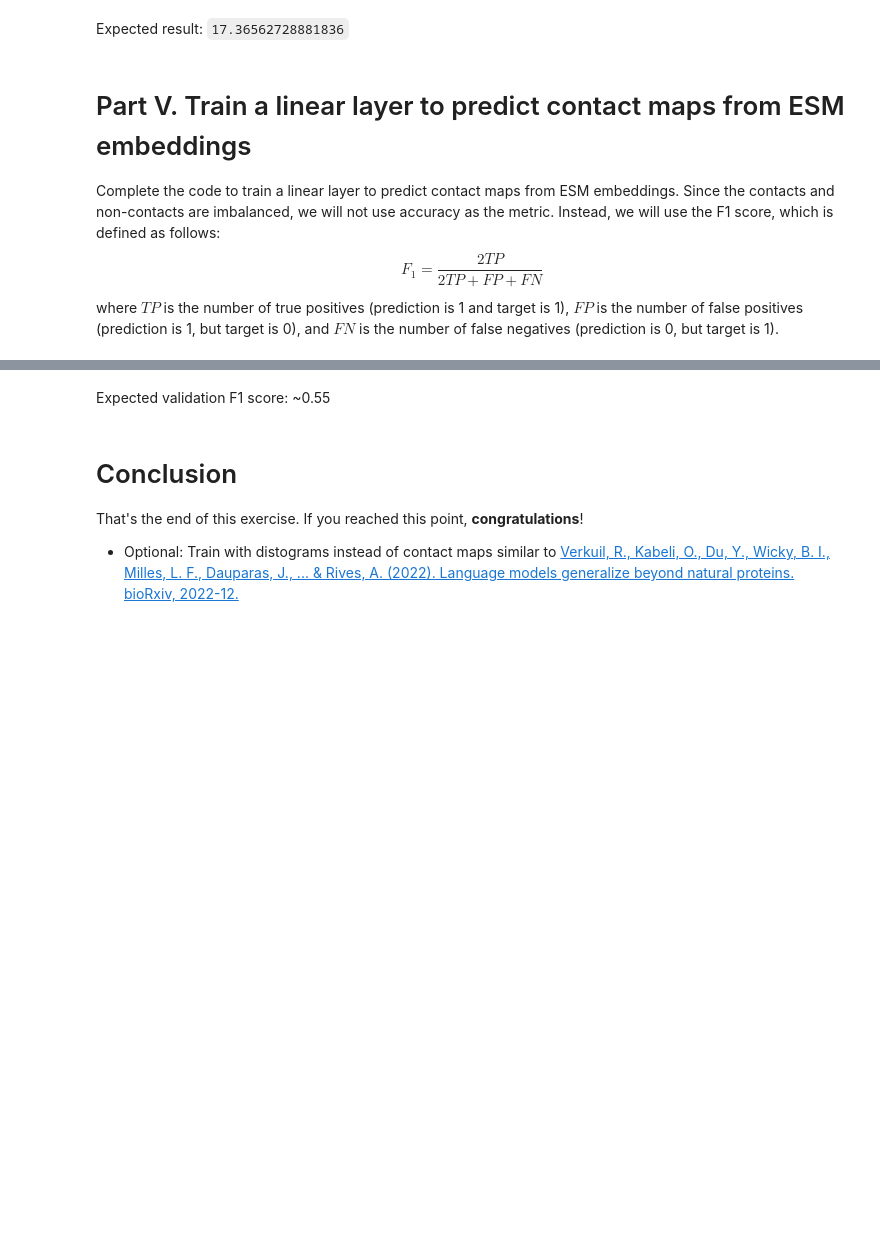
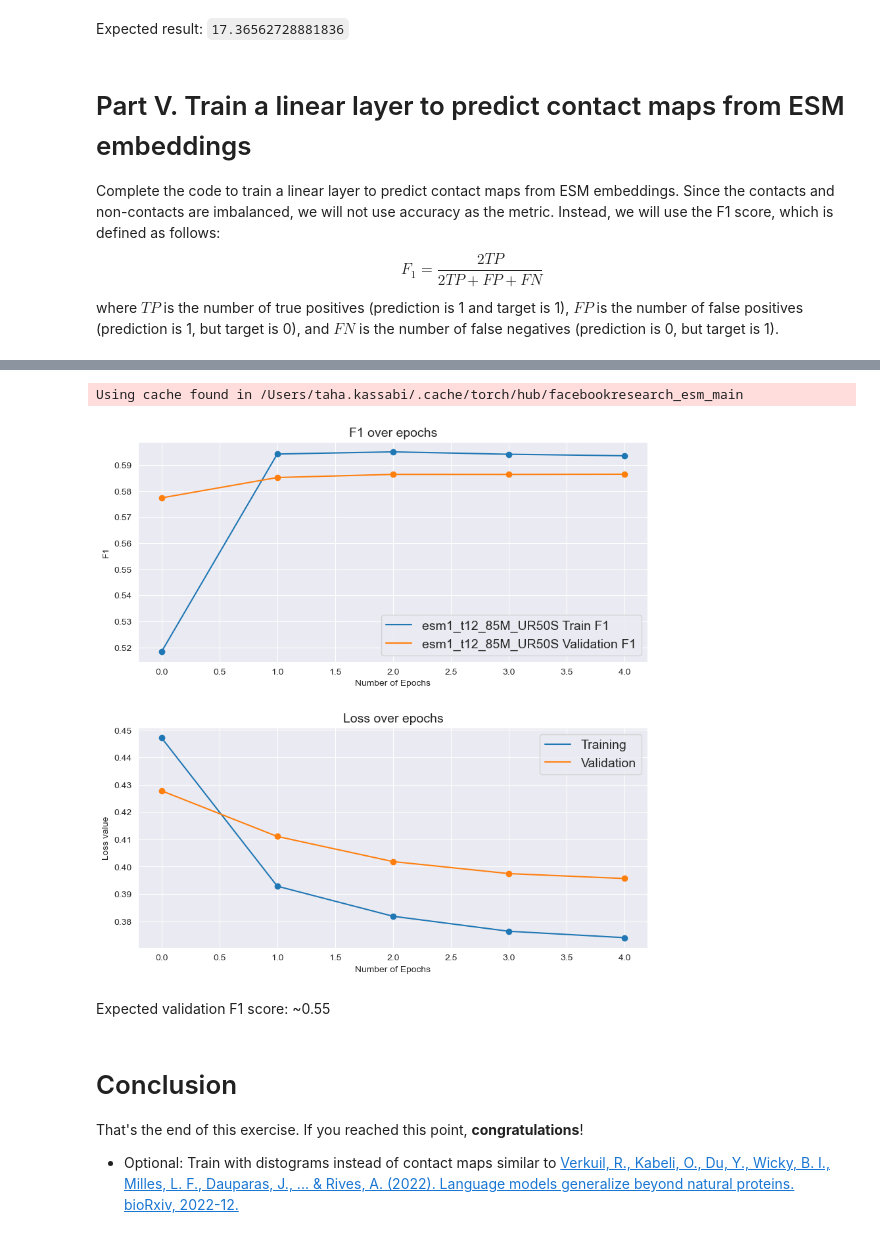
Before and after one commit to dpkass/HHU-Master-Representation-Learning, a Jupyter notebook: assignment_08/proteins.ipynb, the cells around one changed output, grey strips where cells are left out. Drawn from its saved outputs; the diff is of its cells as text; code cells hidden in the pictures; blank space fills up the shorter version.

```diff
--- a/assignment_08/proteins.ipynb
+++ b/assignment_08/proteins.ipynb
@@ -340,6 +475,10 @@ class DatasetAttMap(torch.utils.data.Dataset):
     def crop_max_len_data(self, max_len):
         # Remove all sequences longer than max_len from `self.dataset`
         ### START CODE HERE ### (≈ 1 line of code)
+        self.dataset.names = [
+            name for i, name in enumerate(self.dataset.names)
+            if len(self.dataset[i]['seq']) <= max_len
+        ]
         ### END CODE HERE ###
 
     def __getitem__(self, idx):
@@ -351,11 +490,15 @@ class DatasetAttMap(torch.utils.data.Dataset):
         Compute the contact map using the 8 Angstrom threshold as described above.
         """
         ### START CODE HERE ### (≈ 7 lines of code)
+        data = self.dataset[idx]
+        seq = data['seq']
+        dist = torch.from_numpy(data['dist'])
+        target = (dist < 8).int() if self.contact_maps else dist.float()
+        return idx, seq, target
         ### END CODE HERE ###
 
     def __len__(self):
         return len(self.dataset)
-
 
     def get_batch_indices(self, toks_per_batch):
         sizes = [(len(s["seq"]), i) for i, s in enumerate(self.dataset)]
@@ -442,6 +593,9 @@ We can estimate the ratio of non-contacts to contacts in the dataset and use thi
 # %%
 dataset = DatasetAttMap(esm_structural_train, contact_maps=True, max_len=config.max_len)
 ### START CODE HERE ### (≈ 5 lines of code)
+mean = 0
+for _, _, contacts in dataset: mean += contacts.float().mean()
+ratio = len(dataset) / mean.item()
 ### END CODE HERE ###
 print("non-padded ratio", ratio)
 config.weight_term = ratio
@@ -503,7 +685,7 @@ def train(model, head, optimizer, config, train_loader, val_loader, criterion, d
     best_val_loss = 1e8
     best_val_f1 = 0
     model = model.to(device)
-    dict_log = {"train_f1_epoch":[], "val_f1_epoch":[], "loss_epoch":[], "val_loss":[]}
+    dict_log = {"train_f1_epoch": [], "val_f1_epoch": [], "loss_epoch": [], "val_loss": []}
     with tqdm(range(config.num_epochs), desc="Epoch") as pbar:
         for epoch in pbar:
             loss_curr_epoch, train_f1 = train_one_epoch(model, head, optimizer, train_loader, criterion, device, config)
@@ -521,41 +703,45 @@ def train(model, head, optimizer, config, train_loader, val_loader, criterion, d
             if val_loss < best_val_loss:
                 best_val_loss = val_loss
                 torch.save({
-                      'epoch': epoch,
-                      'model_state_dict': model.state_dict(),
-                      'optimizer_state_dict': optimizer.state_dict(),
-                      'loss': val_loss,
-                      }, f'best_model_min_val_loss.pth')
+                    'epoch': epoch,
+                    'model_state_dict': model.state_dict(),
+                    'optimizer_state_dict': optimizer.state_dict(),
+                    'loss': val_loss,
+                }, models_dir / 'best_model_min_val_loss.pth')
 
             if val_f1 > best_val_f1:
                 best_val_f1 = val_f1
                 torch.save({
-                      'epoch': epoch,
-                      'model_state_dict': model.state_dict(),
-                      'optimizer_state_dict': optimizer.state_dict(),
-                      'loss': val_loss,
-                      }, f'best_model_max_val_f1.pth')
+                    'epoch': epoch,
+                    'model_state_dict': model.state_dict(),
+                    'optimizer_state_dict': optimizer.state_dict(),
+                    'loss': val_loss,
+                }, models_dir / 'best_model_max_val_f1.pth')
     return dict_log
 # %%
-def main(device="cuda"):
+def main(device=DEVICE):
     dataset = DatasetAttMap(esm_structural_train, contact_maps=True, max_len=config.max_len)
     val_dataset = DatasetAttMap(esm_structural_valid, contact_maps=True, max_len=config.max_len)
     model, alphabet, _, _ = get_model(name=config.name)
     head = torch.nn.Linear(config.head_dim, config.classes, bias=True)
     batch_converter = BatchConverterContact(alphabet, truncation_seq_length=config.max_len)
     batches = DatasetAttMap.get_batch_indices(dataset, toks_per_batch=config.toks_per_batch)
     data_loader = torch.utils.data.DataLoader(dataset, collate_fn=batch_converter, batch_sampler=batches)
     val_batches = DatasetAttMap.get_batch_indices(val_dataset, toks_per_batch=config.toks_per_batch)
     val_data_loader = torch.utils.data.DataLoader(val_dataset, collate_fn=batch_converter, batch_sampler=val_batches)
     model = model.to(device)
     head = head.to(device)
     optimizer = torch.optim.Adam(head.parameters(), lr=config.lr, weight_decay=config.wd)
     criterion = nn.CrossEntropyLoss(weight=torch.tensor([1, config.weight_term])).to(device)
     return train(model, head, optimizer, config, data_loader, val_data_loader, criterion, device=device)
 
+
 dict_log = main(DEVICE)
-plt.figure(figsize=(10,10))
-plot_stats(dict_log, modelname=config.name, title=f"Contact Map Prediction {config.name}")
+plt.figure(figsize=(10, 10))
+plot_stats(dict_log, modelname=config.name, title=figs_dir / "Contact Map Prediction {config.name}")
+# %% [output]
+Using cache found in /Users/taha.kassabi/.cache/torch/hub/facebookresearch_esm_main
+[figure, added]
 # %% [markdown]
 Expected validation F1 score: ~0.55
 # %% [markdown]
```
Also changed, not shown: parts of 17 cells of this notebook, 2 other files.
